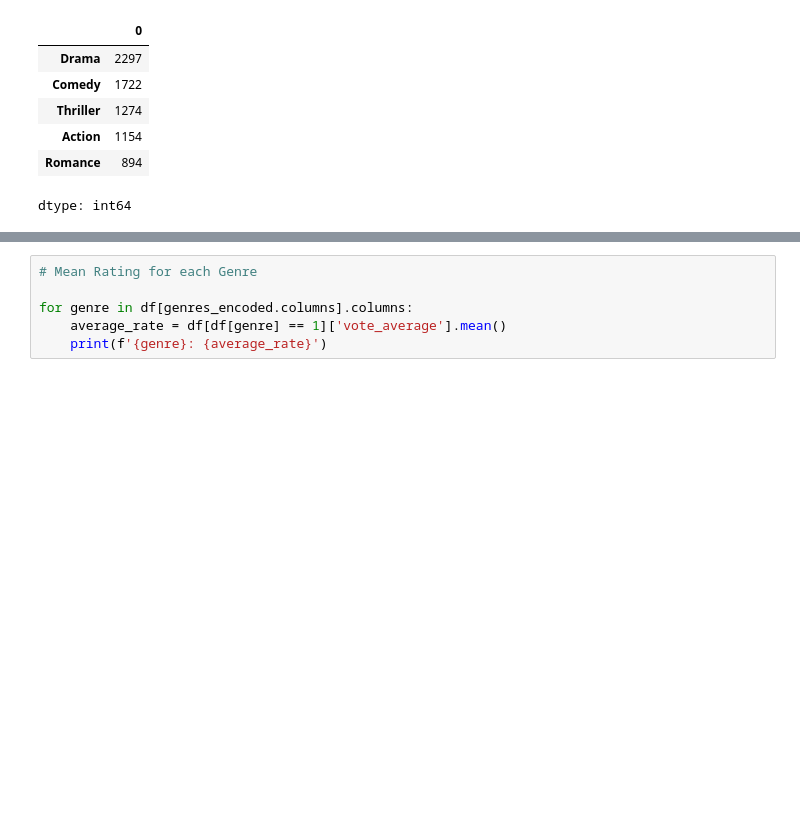
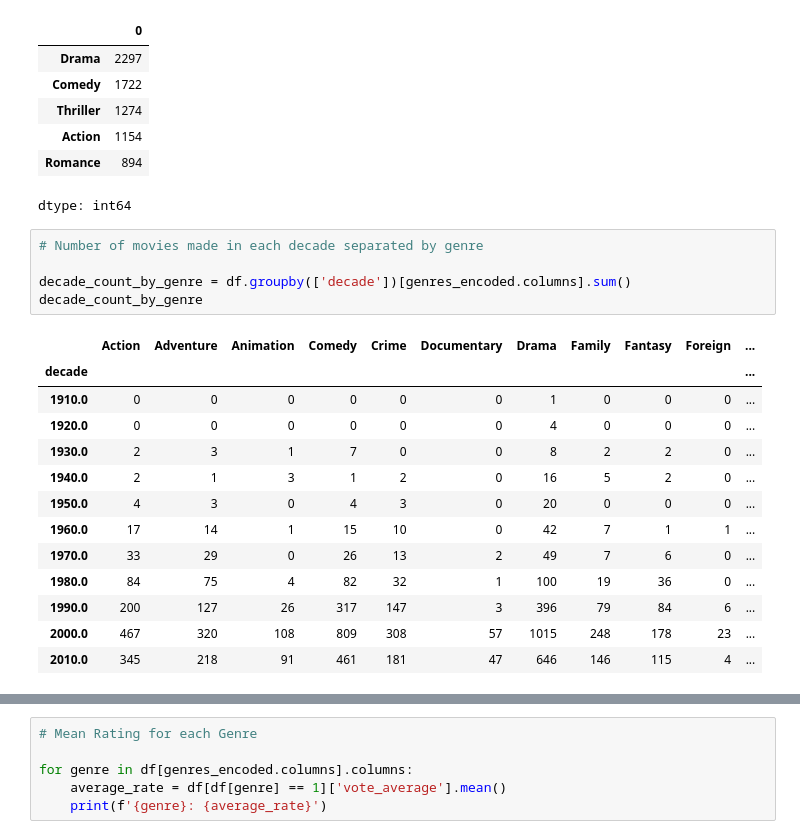
Before and after one commit to RafaelMBoeira/Data-Analysis-Studies, a Jupyter notebook: Python/Exercises/TMDB Movie Ratings/TMDB_Movie_Ratings_EDA_Practice.ipynb, the cells around one changed output, grey strips where cells are left out. Drawn from its saved outputs; the diff is of its cells as text; blank space fills up the shorter version.

```diff
--- a/Python/Exercises/TMDB Movie Ratings/TMDB_Movie_Ratings_EDA_Practice.ipynb
+++ b/Python/Exercises/TMDB Movie Ratings/TMDB_Movie_Ratings_EDA_Practice.ipynb
@@ -198,3 +208,22 @@ df[genres_encoded.columns].sum().sort_values(ascending=False).head(5)
 | Action | 1154 |
 | Romance | 894 |
 dtype: int64
+# %%
+# Number of movies made in each decade separated by genre
+
+decade_count_by_genre = df.groupby(['decade'])[genres_encoded.columns].sum()
+decade_count_by_genre
+# %% [output]
+|  | Action | Adventure | Animation | Comedy | Crime | Documentary | Drama | Family | Fantasy | Foreign | ... |
+| decade |  |  |  |  |  |  |  |  |  |  | ... |
+| 1910.0 | 0 | 0 | 0 | 0 | 0 | 0 | 1 | 0 | 0 | 0 | ... |
+| 1920.0 | 0 | 0 | 0 | 0 | 0 | 0 | 4 | 0 | 0 | 0 | ... |
+| 1930.0 | 2 | 3 | 1 | 7 | 0 | 0 | 8 | 2 | 2 | 0 | ... |
+| 1940.0 | 2 | 1 | 3 | 1 | 2 | 0 | 16 | 5 | 2 | 0 | ... |
+| 1950.0 | 4 | 3 | 0 | 4 | 3 | 0 | 20 | 0 | 0 | 0 | ... |
+| 1960.0 | 17 | 14 | 1 | 15 | 10 | 0 | 42 | 7 | 1 | 1 | ... |
+| 1970.0 | 33 | 29 | 0 | 26 | 13 | 2 | 49 | 7 | 6 | 0 | ... |
+| 1980.0 | 84 | 75 | 4 | 82 | 32 | 1 | 100 | 19 | 36 | 0 | ... |
+| 1990.0 | 200 | 127 | 26 | 317 | 147 | 3 | 396 | 79 | 84 | 6 | ... |
+| 2000.0 | 467 | 320 | 108 | 809 | 308 | 57 | 1015 | 248 | 178 | 23 | ... |
+| 2010.0 | 345 | 218 | 91 | 461 | 181 | 47 | 646 | 146 | 115 | 4 | ... |
```
Also changed, not shown: parts of 4 cells of this notebook.
